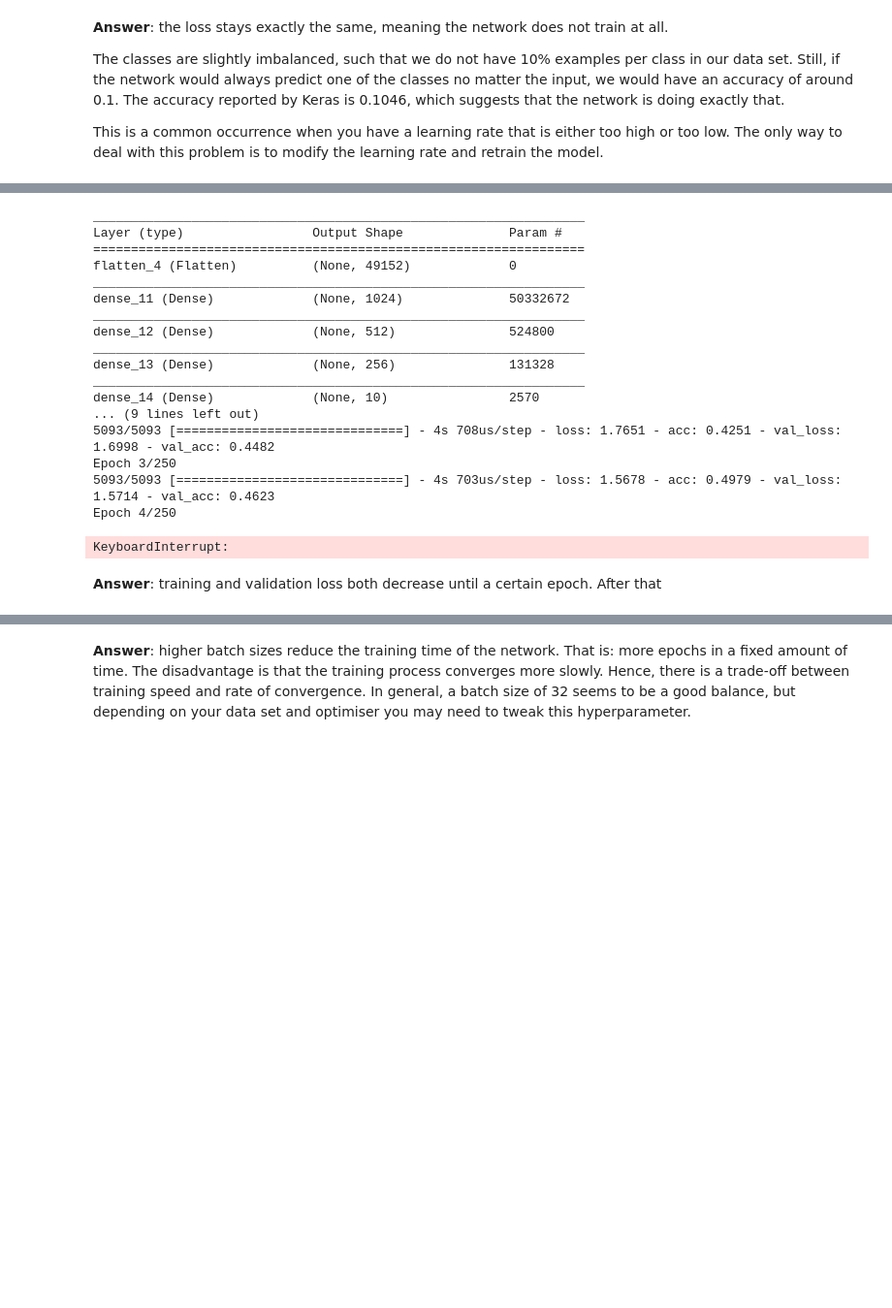
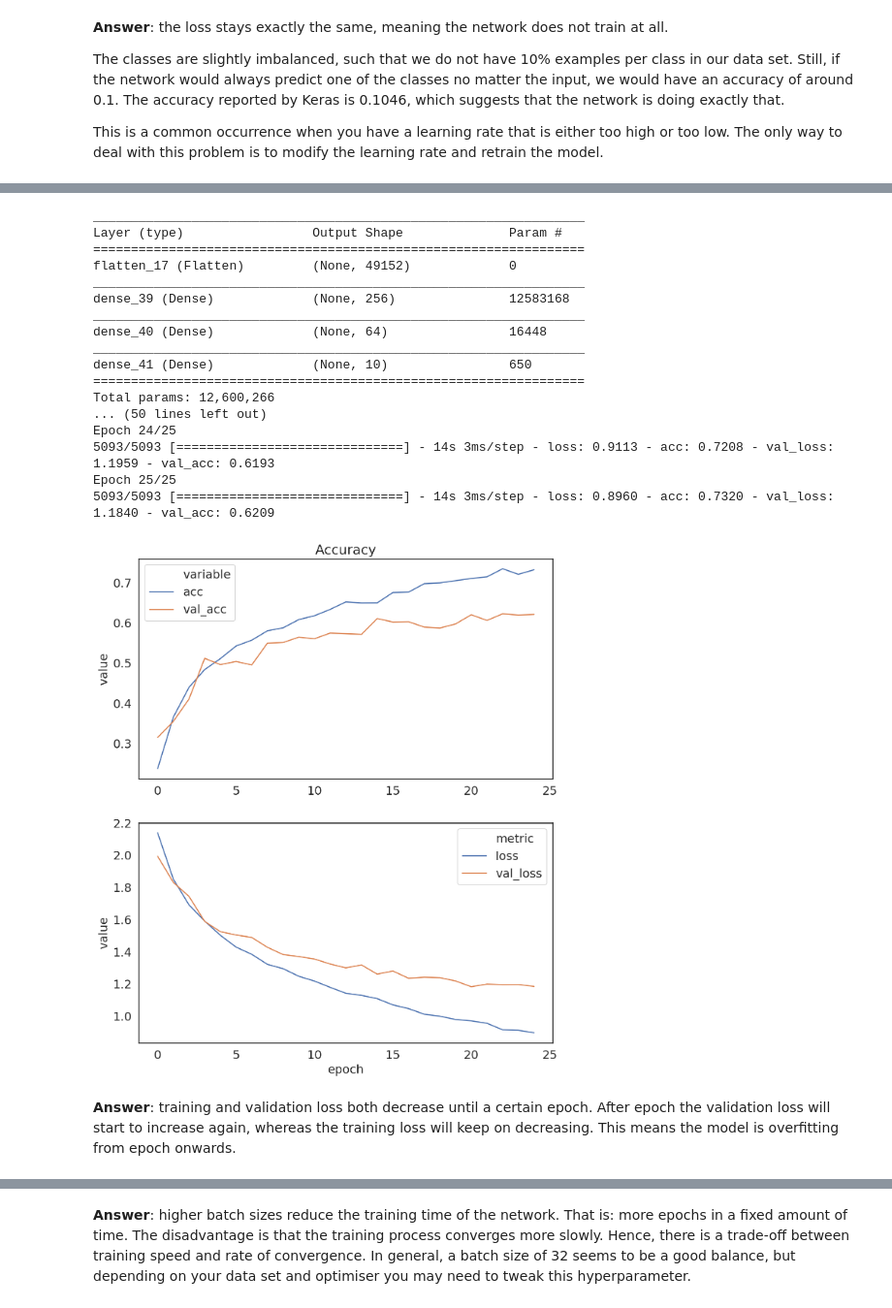
Before and after one commit to sara-nl/elixir-dl, a Jupyter notebook: 02-hyperparameter-tuning.ipynb, the cells around one changed output, grey strips where cells are left out. Shown at 97% size. Drawn from its saved outputs; the diff is of its cells as text; code cells hidden in the pictures; blank space fills up the shorter version.

```diff
--- a/02-hyperparameter-tuning.ipynb
+++ b/02-hyperparameter-tuning.ipynb
@@ -217,42 +353,42 @@ model.summary()
 model.compile(Adam(lr=<FILL IN>), loss="categorical_crossentropy", metrics=["accuracy"])
 history = model.fit(X, Y, epochs=<FILL IN>, batch_size=<FILL IN>, validation_split=0.2)
 lib.plot_history(history);
-# %%
-# SOLUTION
-
-from keras.models import Sequential
-from keras.layers import Flatten, Dense
-
-model = Sequential()
-model.add(Flatten(input_shape=X.shape[1:]))
-model.add(Dense(512, activation='relu'))
-model.add(Dense(256, activation='relu'))
-model.add(Dense(10, activation='softmax'))
-model.summary()
-
-model.compile(Adam(lr=0.00001), loss="categorical_crossentropy", metrics=["accuracy"])
-history = model.fit(X, Y, epochs=250, batch_size=128, validation_split=0.2)
-lib.plot_history(history);
-# %% [output]
-_________________________________________________________________
-Layer (type)                 Output Shape              Param #
-=================================================================
-flatten_4 (Flatten)          (None, 49152)             0
-_________________________________________________________________
-dense_11 (Dense)             (None, 1024)              50332672
-_________________________________________________________________
-dense_12 (Dense)             (None, 512)               524800
-_________________________________________________________________
-dense_13 (Dense)             (None, 256)               131328
-_________________________________________________________________
-dense_14 (Dense)             (None, 10)                2570
-... (9 lines left out)
-5093/5093 [==============================] - 4s 708us/step - loss: 1.7651 - acc: 0.4251 - val_loss: 1.6998 - val_acc: 0.4482
-Epoch 3/250
-5093/5093 [==============================] - 4s 703us/step - loss: 1.5678 - acc: 0.4979 - val_loss: 1.5714 - val_acc: 0.4623
-Epoch 4/250
-KeyboardInterrupt:
 # %%
 # FILL IN YOUR ANSWER HERE
+# %%
+# SOLUTION
+
+from keras.models import Sequential
+from keras.layers import Flatten, Dense
+
+model = Sequential()
+model.add(Flatten(input_shape=X.shape[1:]))
+model.add(Dense(256, activation='relu'))
+model.add(Dense(64, activation='relu'))
+model.add(Dense(10, activation='softmax'))
+model.summary()
+
+model.compile(Adam(lr=0.00001), loss="categorical_crossentropy", metrics=["accuracy"])
+history = model.fit(X, Y, epochs=25, batch_size=32, validation_split=0.2)
+lib.plot_history(history);
+# %% [output]
+_________________________________________________________________
+Layer (type)                 Output Shape              Param #
+=================================================================
+flatten_17 (Flatten)         (None, 49152)             0
+_________________________________________________________________
+dense_39 (Dense)             (None, 256)               12583168
+_________________________________________________________________
+dense_40 (Dense)             (None, 64)                16448
+_________________________________________________________________
+dense_41 (Dense)             (None, 10)                650
+=================================================================
+Total params: 12,600,266
+... (50 lines left out)
+Epoch 24/25
+5093/5093 [==============================] - 14s 3ms/step - loss: 0.9113 - acc: 0.7208 - val_loss: 1.1959 - val_acc: 0.6193
+Epoch 25/25
+5093/5093 [==============================] - 14s 3ms/step - loss: 0.8960 - acc: 0.7320 - val_loss: 1.1840 - val_acc: 0.6209
+[figure, added]
 # %% [markdown]
-**Answer**: training and validation loss both decrease until a certain epoch. After that
+**Answer**: training and validation loss both decrease until a certain epoch. After epoch <x> the validation loss will start to increase again, whereas the training loss will keep on decreasing. This means the model is overfitting from epoch <x> onwards.
```
Also changed, not shown: parts of 31 cells of this notebook.
